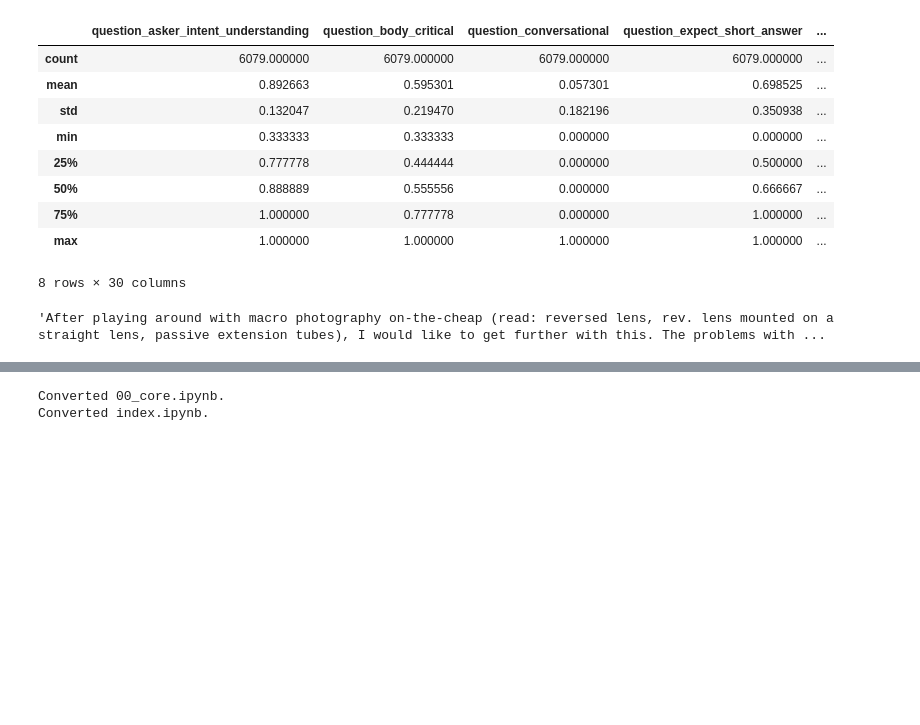
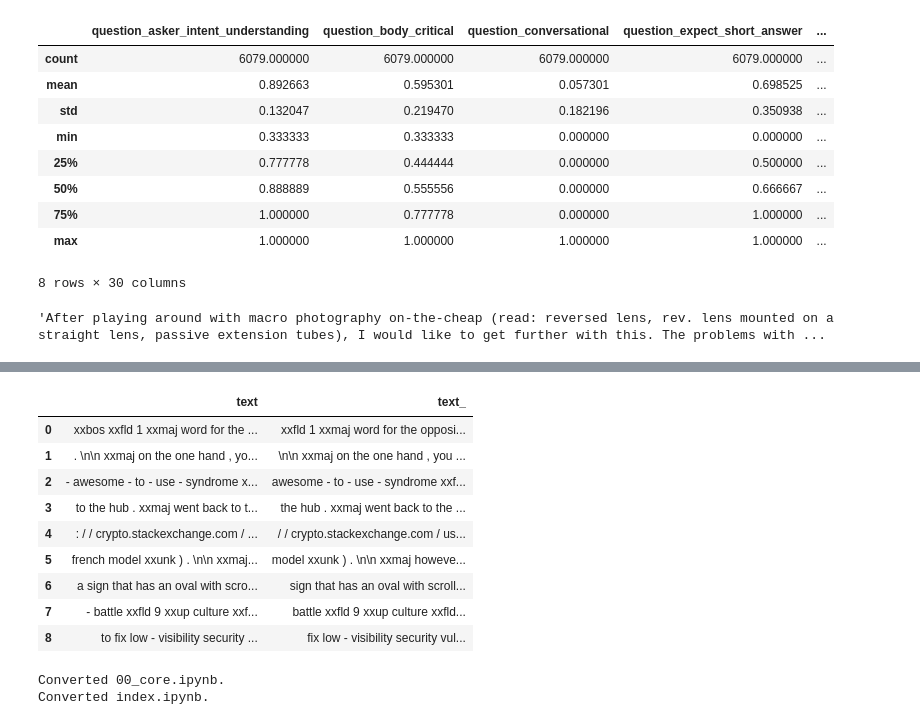
Before and after one commit to mrdbarros/gquest_nbdev, a Jupyter notebook: 00_core.ipynb, the cells around one changed output, grey strips where cells are left out. Drawn from its saved outputs; the diff is of its cells as text; code cells hidden in the pictures; blank space fills up the shorter version.

```diff
--- a/00_core.ipynb
+++ b/00_core.ipynb
@@ -207,0 +223,4 @@ test_eq(testeFunc("ok!"),"The test message is: ok!")
+# %%
+tfm = Numericalize(make_vocab(token_count))
+# %%
+splits = RandomSplitter()(df_tokenized)
@@ -207,0 +232,18 @@ test_eq(testeFunc("ok!"),"The test message is: ok!")
+# %%
+dsrc = DataSource(df_tokenized, [[attrgetter("text"), tfm]], splits=splits, dl_type=LMDataLoader)
+# %%
+bs,sl = 50,300
+dbch = dsrc.databunch(bs=bs, seq_len=sl, after_batch=Cuda)
+# %%
+dbch.show_batch()
+# %% [output]
+|  | text | text_ |
+| 0 | xxbos xxfld 1 xxmaj word for the ... | xxfld 1 xxmaj word for the opposi... |
+| 1 | . \n\n xxmaj on the one hand , yo... | \n\n xxmaj on the one hand , you ... |
+| 2 | - awesome - to - use - syndrome x... | awesome - to - use - syndrome xxf... |
+| 3 | to the hub . xxmaj went back to t... | the hub . xxmaj went back to the ... |
+| 4 | : / / crypto.stackexchange.com / ... | / / crypto.stackexchange.com / us... |
+| 5 | french model xxunk ) . \n\n xxmaj... | model xxunk ) . \n\n xxmaj howeve... |
+| 6 | a sign that has an oval with scro... | sign that has an oval with scroll... |
+| 7 | - battle xxfld 9 xxup culture xxf... | battle xxfld 9 xxup culture xxfld... |
+| 8 | to fix low - visibility security ... | fix low - visibility security vul... |
```
Also changed, not shown: parts of 18 cells of this notebook.
